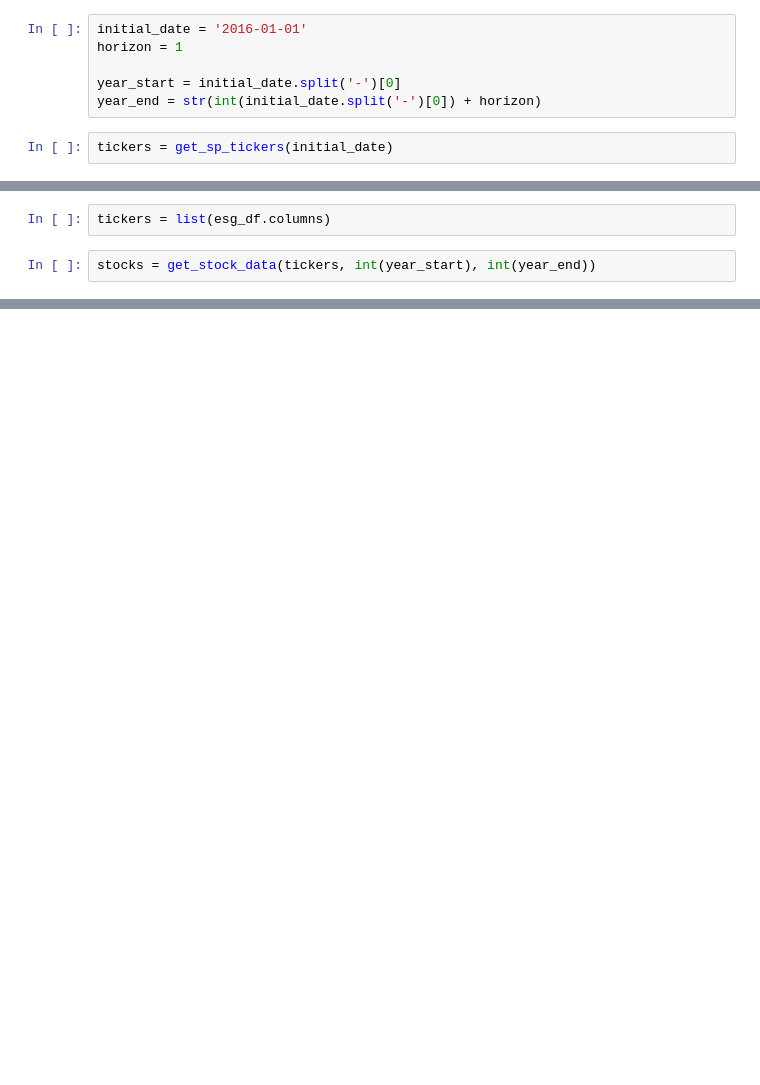
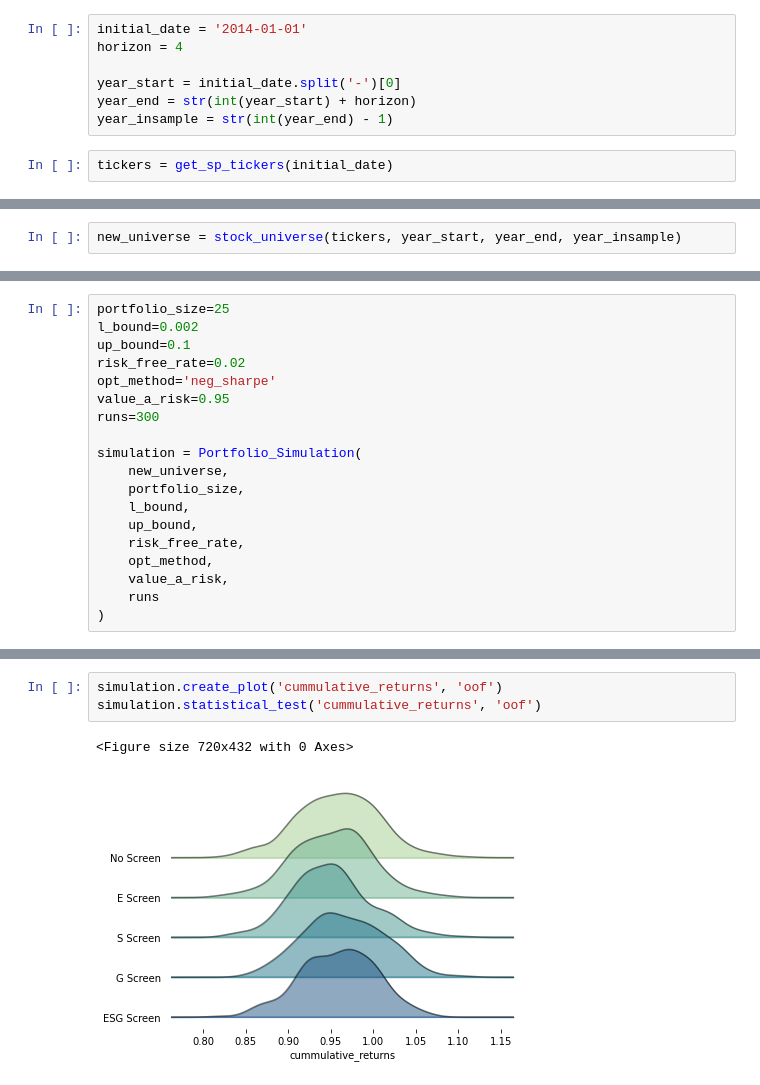
Before and after one commit to pkatsiotis/ESG-Investing-II, a Jupyter notebook: code.ipynb, the cells around one changed output, grey strips where cells are left out. Drawn from its saved outputs; the diff is of its cells as text; blank space fills up the shorter version.

```diff
--- a/code.ipynb
+++ b/code.ipynb
@@ -4,8 +8,9 @@ from fetch_data import get_sp_tickers, get_esg_data, get_stock_data
 # %%
-initial_date = '2016-01-01'
-horizon = 1
+initial_date = '2014-01-01'
+horizon = 4
 
 year_start = initial_date.split('-')[0]
-year_end = str(int(initial_date.split('-')[0]) + horizon)
+year_end = str(int(year_start) + horizon)
+year_insample = str(int(year_end) - 1)
 # %%
 tickers = get_sp_tickers(initial_date)
@@ -64,4 +17,2 @@ g_df = g_df.drop(all_nan_tickers, axis=1)
-# %%
-tickers = list(esg_df.columns)
 # %%
-stocks = get_stock_data(tickers, int(year_start), int(year_end))
+new_universe = stock_universe(tickers, year_start, year_end, year_insample)
@@ -69,0 +32,19 @@ stocks = get_stock_data(tickers, int(year_start), int(year_end))
+# %%
+portfolio_size=25
+l_bound=0.002
+up_bound=0.1
+risk_free_rate=0.02
+opt_method='neg_sharpe'
+value_a_risk=0.95
+runs=300
+
+simulation = Portfolio_Simulation(
+    new_universe,
+    portfolio_size,
+    l_bound,
+    up_bound,
+    risk_free_rate,
+    opt_method,
+    value_a_risk,
+    runs
+)
@@ -69,0 +63,6 @@ stocks = get_stock_data(tickers, int(year_start), int(year_end))
+# %%
+simulation.create_plot('cummulative_returns', 'oof')
+simulation.statistical_test('cummulative_returns', 'oof')
+# %% [output]
+<Figure size 720x432 with 0 Axes>
+[figure, added]
```
Also changed, not shown: parts of 12 cells of this notebook, 2 other files.
